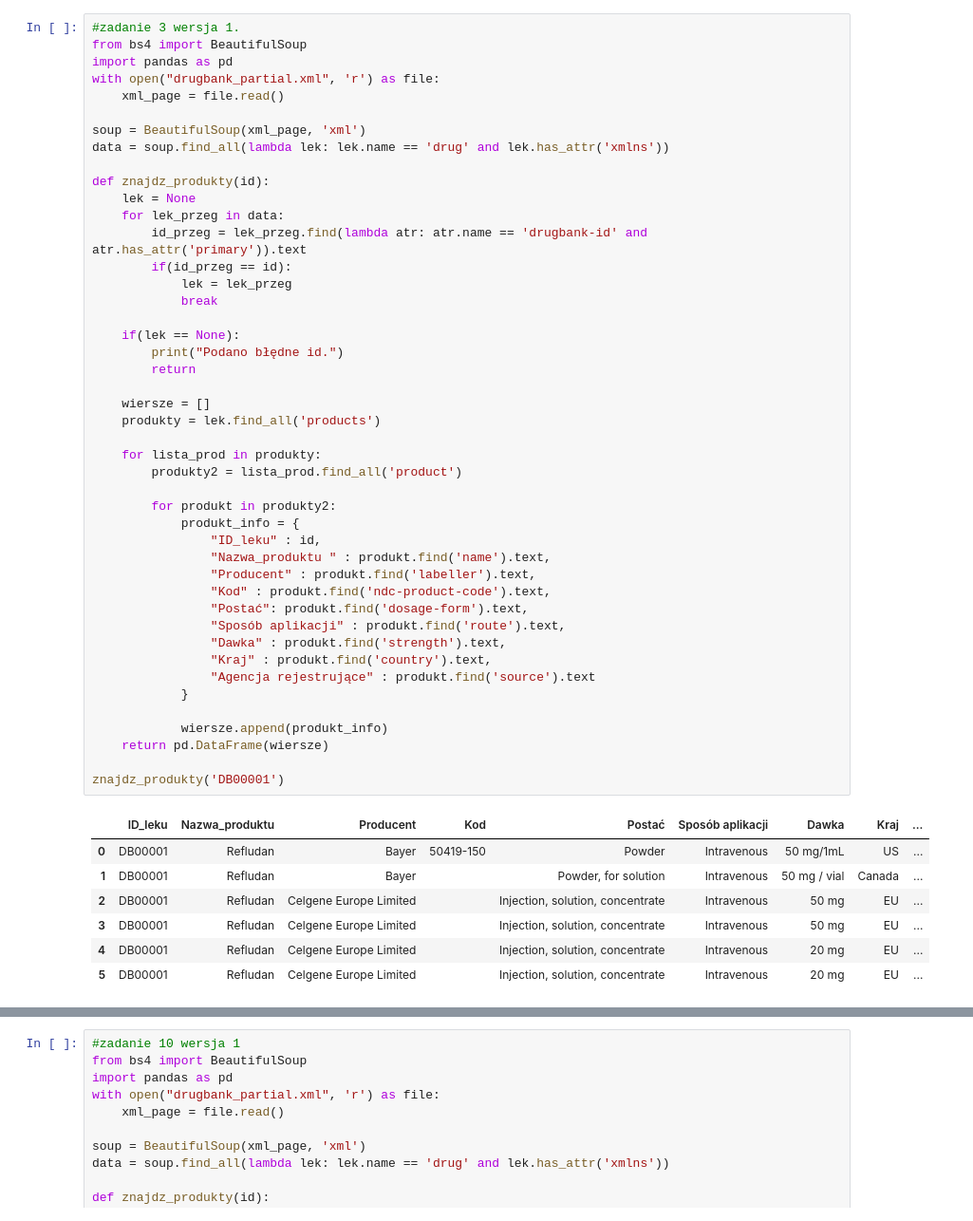
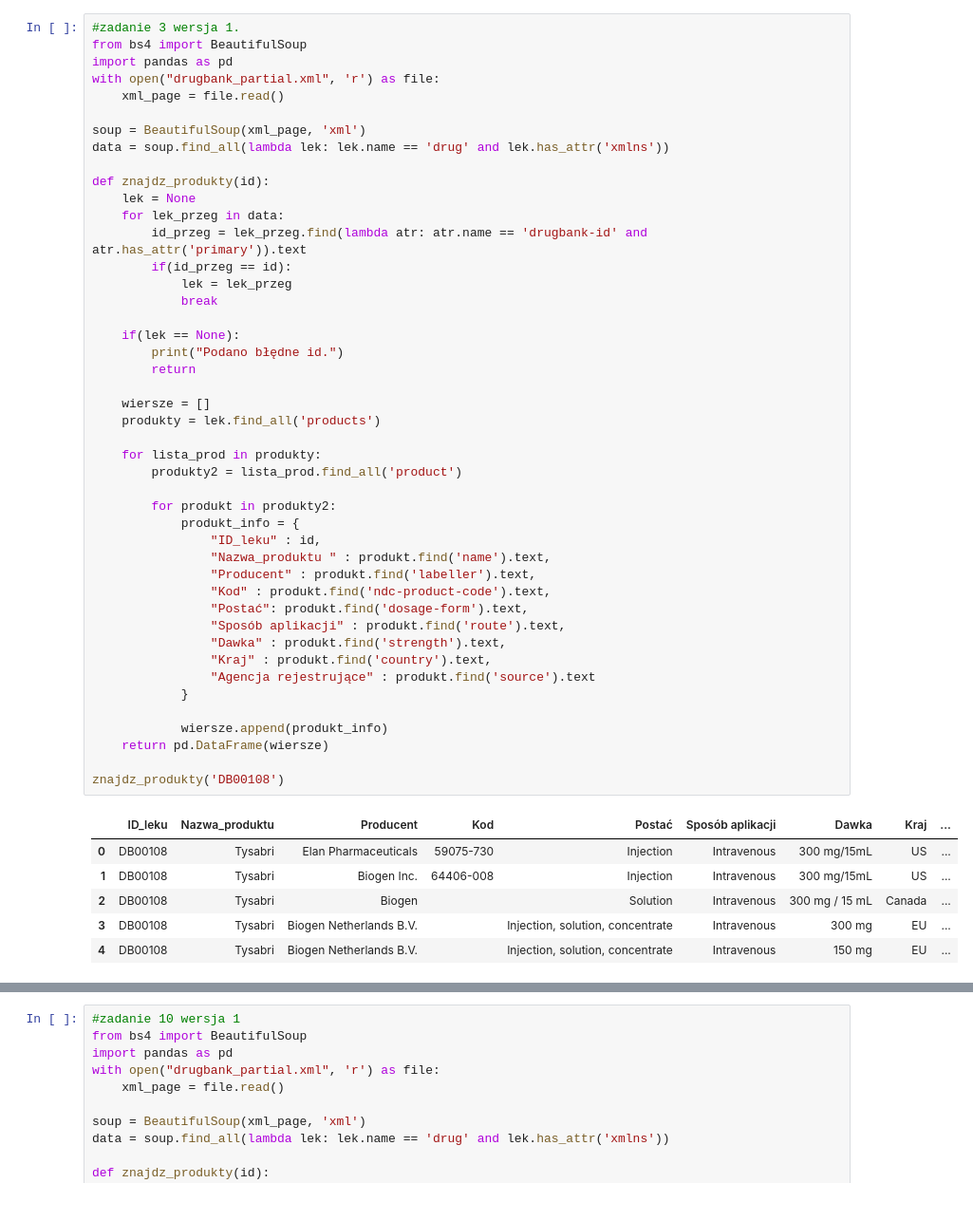
Before and after one commit to pstol123/drugbank-explorer, a Jupyter notebook: 1.ipynb, the cells around one changed output, grey strips where cells are left out. Shown at 95% size. Cells and saved outputs as stored; diff of their text form.

```diff
--- a/1.ipynb
+++ b/1.ipynb
@@ -144,40 +146,39 @@ def znajdz_produkty(id):
             break
 
     if(lek == None):
         print("Podano błędne id.")
         return
 
     wiersze = []
     produkty = lek.find_all('products')
 
     for lista_prod in produkty:
         produkty2 = lista_prod.find_all('product')
 
         for produkt in produkty2:
             produkt_info = {
                 "ID_leku" : id,
                 "Nazwa_produktu " : produkt.find('name').text,
                 "Producent" : produkt.find('labeller').text,
                 "Kod" : produkt.find('ndc-product-code').text,
                 "Postać": produkt.find('dosage-form').text,
                 "Sposób aplikacji" : produkt.find('route').text,
                 "Dawka" : produkt.find('strength').text,
                 "Kraj" : produkt.find('country').text,
                 "Agencja rejestrujące" : produkt.find('source').text
             }
 
             wiersze.append(produkt_info)
     return pd.DataFrame(wiersze)
 
-znajdz_produkty('DB00001')
+znajdz_produkty('DB00108')
 # %% [output]
 |  | ID_leku | Nazwa_produktu | Producent | Kod | Postać | Sposób aplikacji | Dawka | Kraj | ... |
-| 0 | DB00001 | Refludan | Bayer | 50419-150 | Powder | Intravenous | 50 mg/1mL | US | ... |
-| 1 | DB00001 | Refludan | Bayer |  | Powder, for solution | Intravenous | 50 mg / vial | Canada | ... |
-| 2 | DB00001 | Refludan | Celgene Europe Limited |  | Injection, solution, concentrate | Intravenous | 50 mg | EU | ... |
-| 3 | DB00001 | Refludan | Celgene Europe Limited |  | Injection, solution, concentrate | Intravenous | 50 mg | EU | ... |
-| 4 | DB00001 | Refludan | Celgene Europe Limited |  | Injection, solution, concentrate | Intravenous | 20 mg | EU | ... |
-| 5 | DB00001 | Refludan | Celgene Europe Limited |  | Injection, solution, concentrate | Intravenous | 20 mg | EU | ... |
+| 0 | DB00108 | Tysabri | Elan Pharmaceuticals | 59075-730 | Injection | Intravenous | 300 mg/15mL | US | ... |
+| 1 | DB00108 | Tysabri | Biogen Inc. | 64406-008 | Injection | Intravenous | 300 mg/15mL | US | ... |
+| 2 | DB00108 | Tysabri | Biogen |  | Solution | Intravenous | 300 mg / 15 mL | Canada | ... |
+| 3 | DB00108 | Tysabri | Biogen Netherlands B.V. |  | Injection, solution, concentrate | Intravenous | 300 mg | EU | ... |
+| 4 | DB00108 | Tysabri | Biogen Netherlands B.V. |  | Injection, solution, concentrate | Intravenous | 150 mg | EU | ... |
 # %%
 #zadanie 3 wersja 2.
 from bs4 import BeautifulSoup
```
Also changed, not shown: parts of 16 cells of this notebook, 7 other files.
